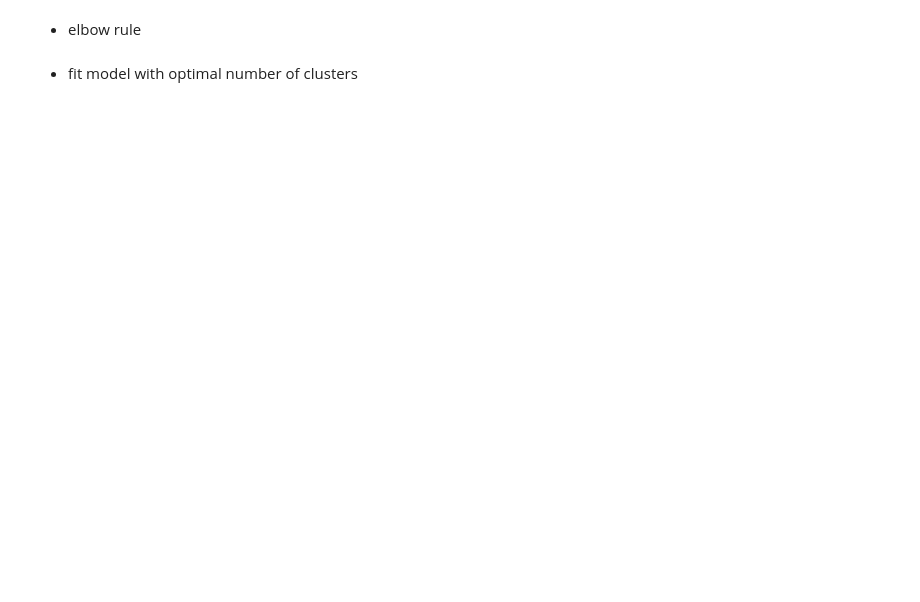
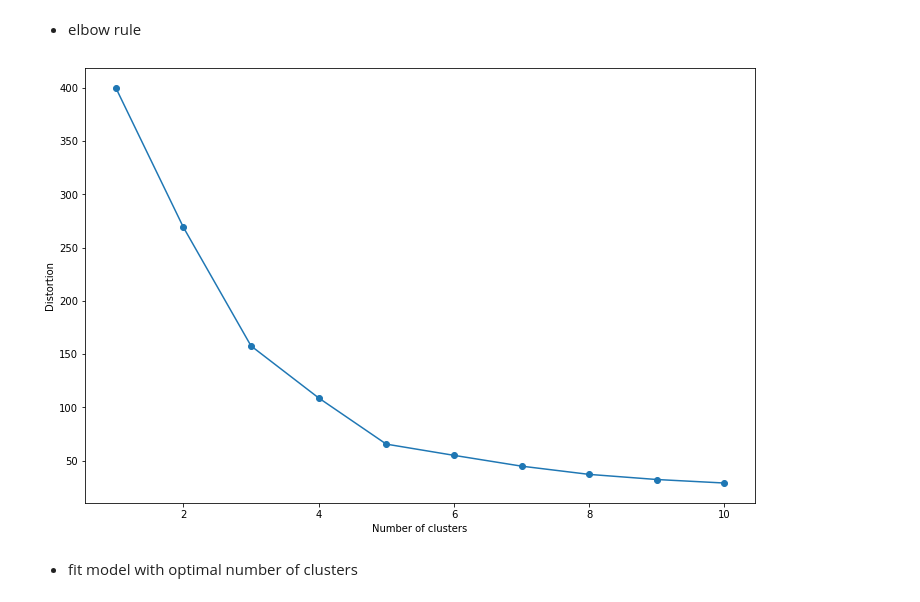
Before and after one commit to johnchan-92/unsupervised_learning_exercise, a Jupyter notebook: centroid_models_exercise.ipynb, the cells around one changed output. Drawn from its saved outputs; the diff is of its cells as text; code cells hidden in the pictures; blank space fills up the shorter version.

```diff
--- a/centroid_models_exercise.ipynb
+++ b/centroid_models_exercise.ipynb
@@ -58,0 +45,4 @@ Name: Age, Length: 200, dtype: int64
+# %%
+# only last two rows from df
+X = df.iloc[:,-2:].values
+X
@@ -58,0 +67,4 @@ Name: Age, Length: 200, dtype: int64
+# %%
+sc = StandardScaler()
+X_sc = sc.fit_transform(X)
+X_sc
@@ -59,4 +89,18 @@ Name: Age, Length: 200, dtype: int64
 # %% [markdown]
 - elbow rule
+# %%
+distortions = []
+for i in range(1, 11):
+    km = KMeans(n_clusters=i,
+                n_init=10,
+                random_state=0)
+    km.fit(X_sc)
+    distortions.append(km.inertia_)
+plt.plot(range(1,11), distortions, marker='o')
+plt.xlabel('Number of clusters')
+plt.ylabel('Distortion')
+plt.show()
+# %% [output]
+[figure, added]
 # %% [markdown]
 * fit model with optimal number of clusters
```
Also changed, not shown: parts of 7 cells of this notebook, 1 other file.
